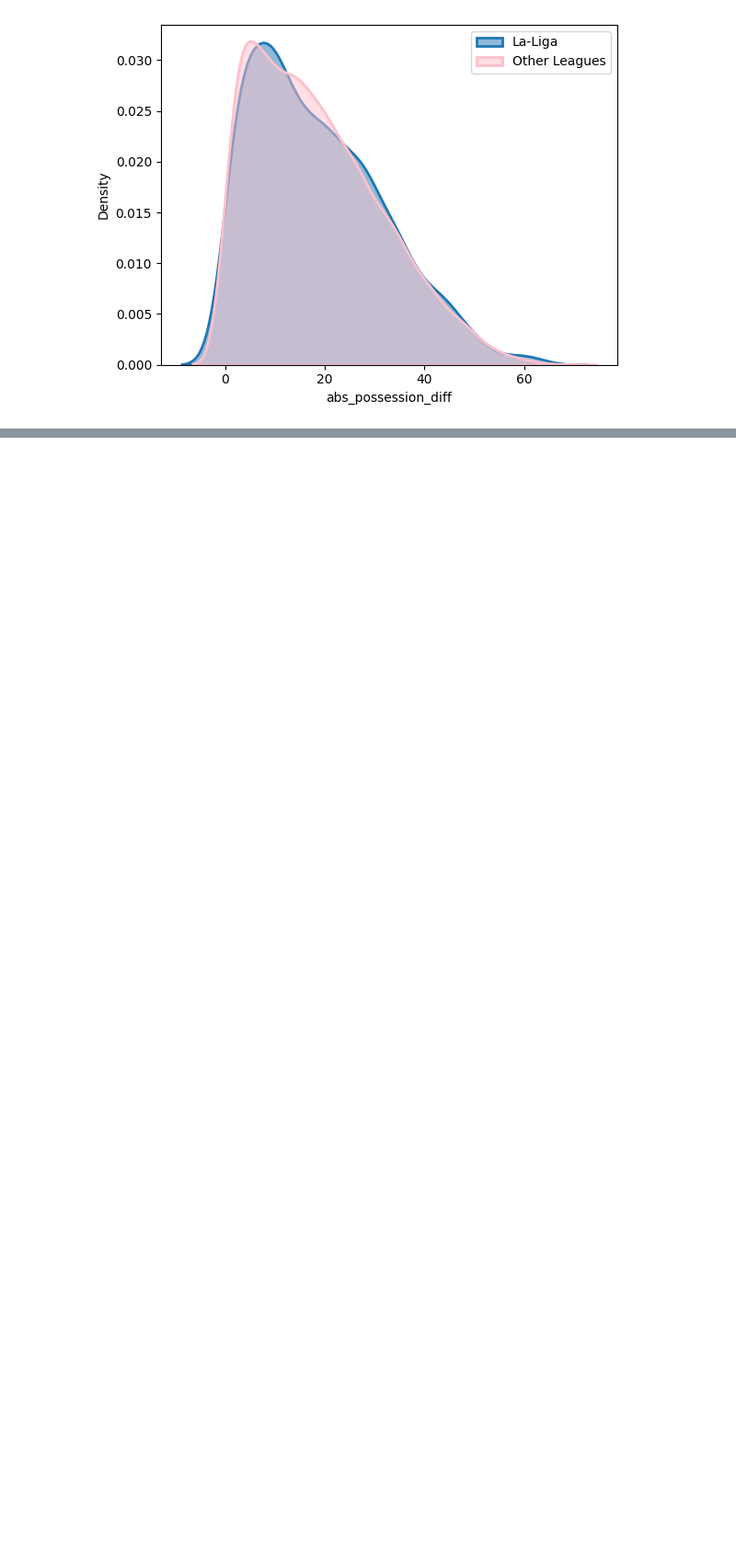
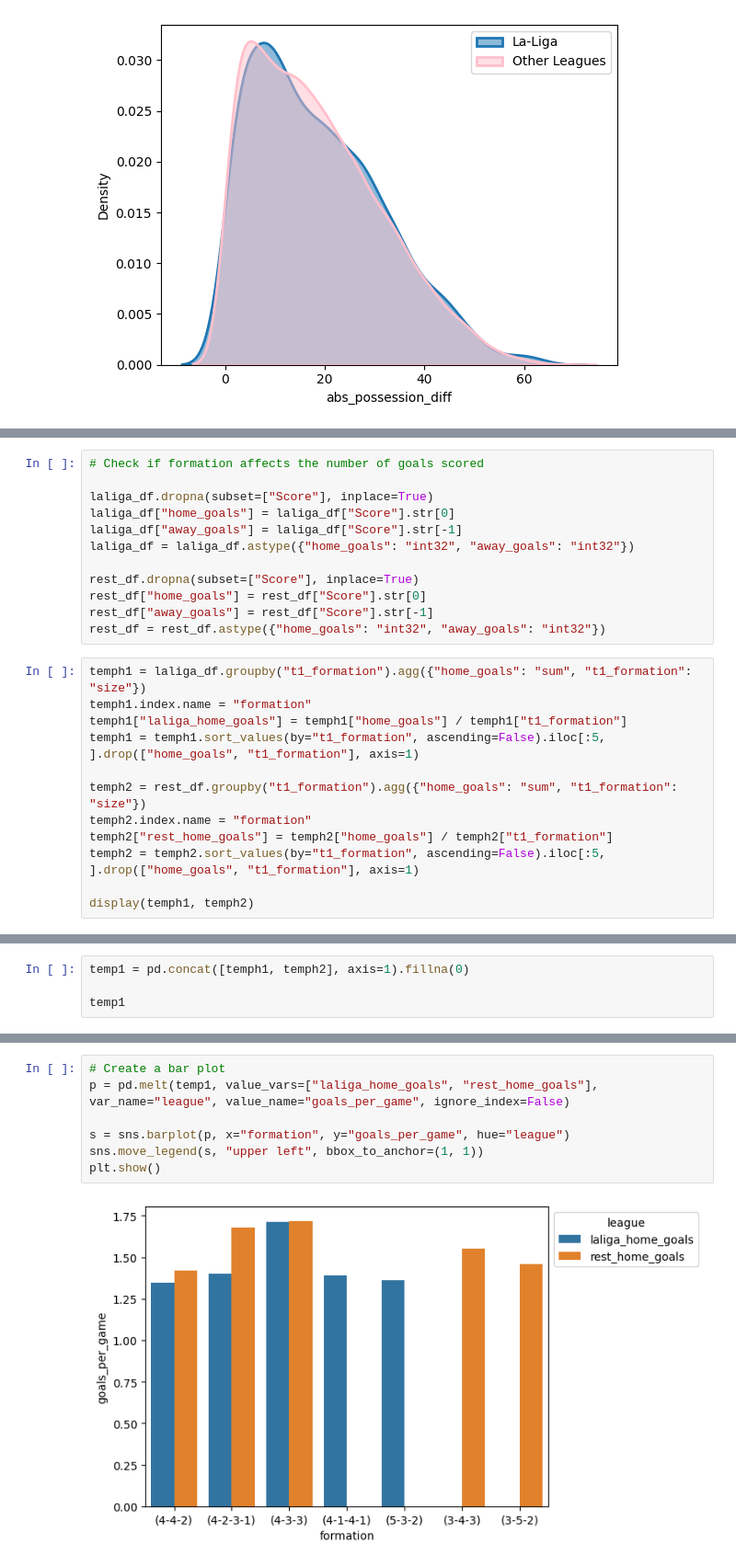
Before and after one commit to esenbora/sporg_proj_1, a Jupyter notebook: EDA.ipynb, the cells around one changed output, grey strips where cells are left out. Shown: that part at 92% size. Saved outputs shown, nothing was run; the diff lists cells and outputs as text; blank space fills up the shorter version.

```diff
--- a/EDA.ipynb
+++ b/EDA.ipynb
@@ -445,0 +536,24 @@ laliga_df["t2_shots"].head()
+# %%
+# Check if formation affects the number of goals scored
+
+laliga_df.dropna(subset=["Score"], inplace=True)
+laliga_df["home_goals"] = laliga_df["Score"].str[0]
+laliga_df["away_goals"] = laliga_df["Score"].str[-1]
+laliga_df = laliga_df.astype({"home_goals": "int32", "away_goals": "int32"})
+
+rest_df.dropna(subset=["Score"], inplace=True)
+rest_df["home_goals"] = rest_df["Score"].str[0]
+rest_df["away_goals"] = rest_df["Score"].str[-1]
+rest_df = rest_df.astype({"home_goals": "int32", "away_goals": "int32"})
+# %%
+temph1 = laliga_df.groupby("t1_formation").agg({"home_goals": "sum", "t1_formation": "size"})
+temph1.index.name = "formation"
+temph1["laliga_home_goals"] = temph1["home_goals"] / temph1["t1_formation"]
+temph1 = temph1.sort_values(by="t1_formation", ascending=False).iloc[:5, ].drop(["home_goals", "t1_formation"], axis=1)
+
+temph2 = rest_df.groupby("t1_formation").agg({"home_goals": "sum", "t1_formation": "size"})
+temph2.index.name = "formation"
+temph2["rest_home_goals"] = temph2["home_goals"] / temph2["t1_formation"]
+temph2 = temph2.sort_values(by="t1_formation", ascending=False).iloc[:5, ].drop(["home_goals", "t1_formation"], axis=1)
+
+display(temph1, temph2)
@@ -445,0 +575,4 @@ laliga_df["t2_shots"].head()
+# %%
+temp1 = pd.concat([temph1, temph2], axis=1).fillna(0)
+
+temp1
@@ -445,0 +589,9 @@ laliga_df["t2_shots"].head()
+# %%
+# Create a bar plot
+p = pd.melt(temp1, value_vars=["laliga_home_goals", "rest_home_goals"], var_name="league", value_name="goals_per_game", ignore_index=False)
+
+s = sns.barplot(p, x="formation", y="goals_per_game", hue="league")
+sns.move_legend(s, "upper left", bbox_to_anchor=(1, 1))
+plt.show()
+# %% [output]
+[figure, added]
```
Also changed, not shown: parts of 15 cells of this notebook.
